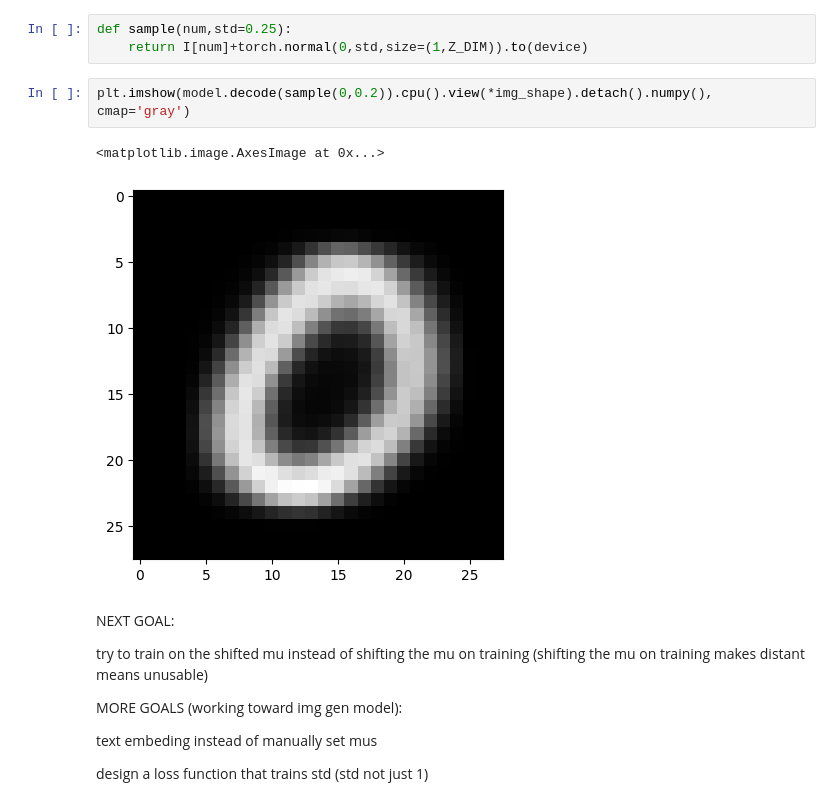
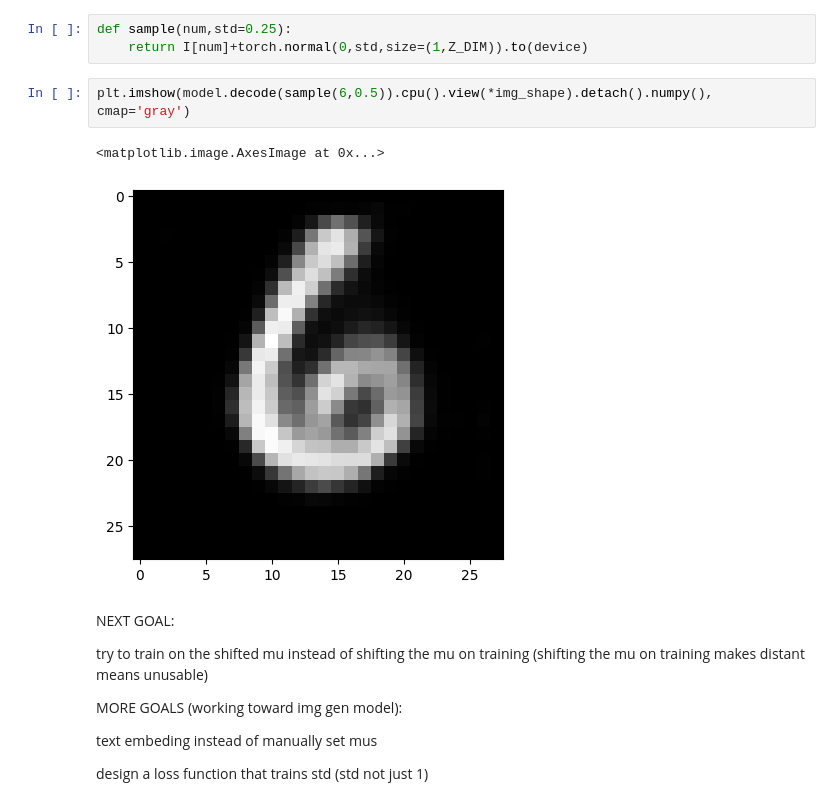
Before and after one commit to kasjfksj/conditional-biased-VAE, a Jupyter notebook: CBVAE_mnist_yuanjv_1.ipynb, the cells around one changed output. Saved outputs shown, nothing was run; the diff lists cells and outputs as text.

```diff
--- a/CBVAE_mnist_yuanjv_1.ipynb
+++ b/CBVAE_mnist_yuanjv_1.ipynb
@@ -208,10 +208,10 @@ plt.imshow(model.decode(I[0]+I[3]).cpu().view(*img_shape).detach().numpy(), cmap
 def sample(num,std=0.25):
     return I[num]+torch.normal(0,std,size=(1,Z_DIM)).to(device)
 # %%
-plt.imshow(model.decode(sample(0,0.2)).cpu().view(*img_shape).detach().numpy(), cmap='gray')
+plt.imshow(model.decode(sample(6,0.5)).cpu().view(*img_shape).detach().numpy(), cmap='gray')
 # %% [output]
 <matplotlib.image.AxesImage at 0x...>
-[figure, old version]
+[figure, new version]
 # %% [markdown]
 NEXT GOAL:
 
```
Also changed, not shown: parts of 5 cells of this notebook.
